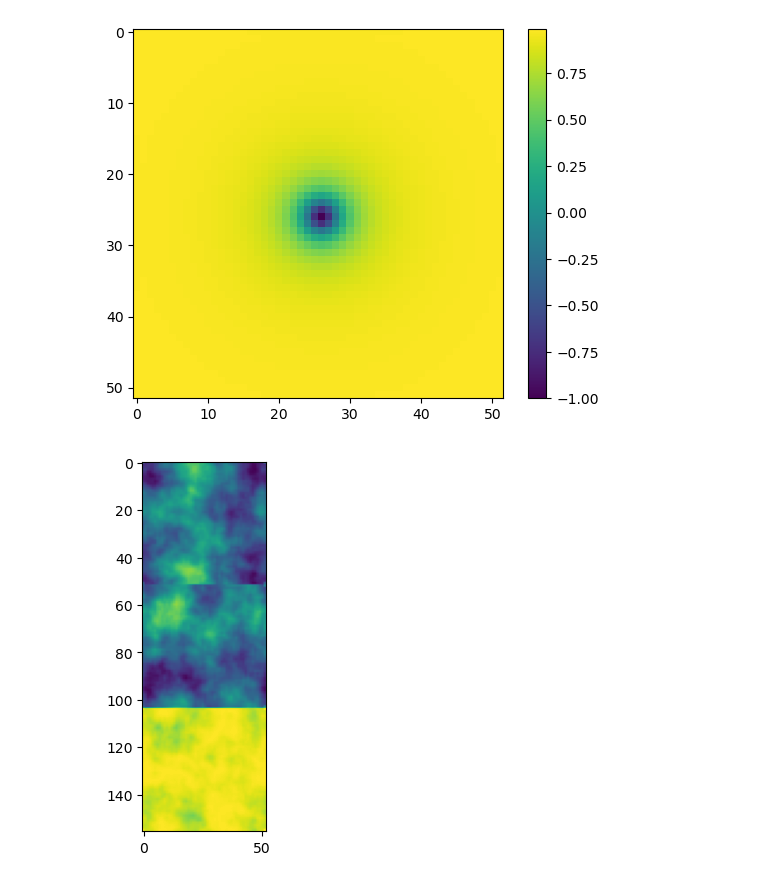
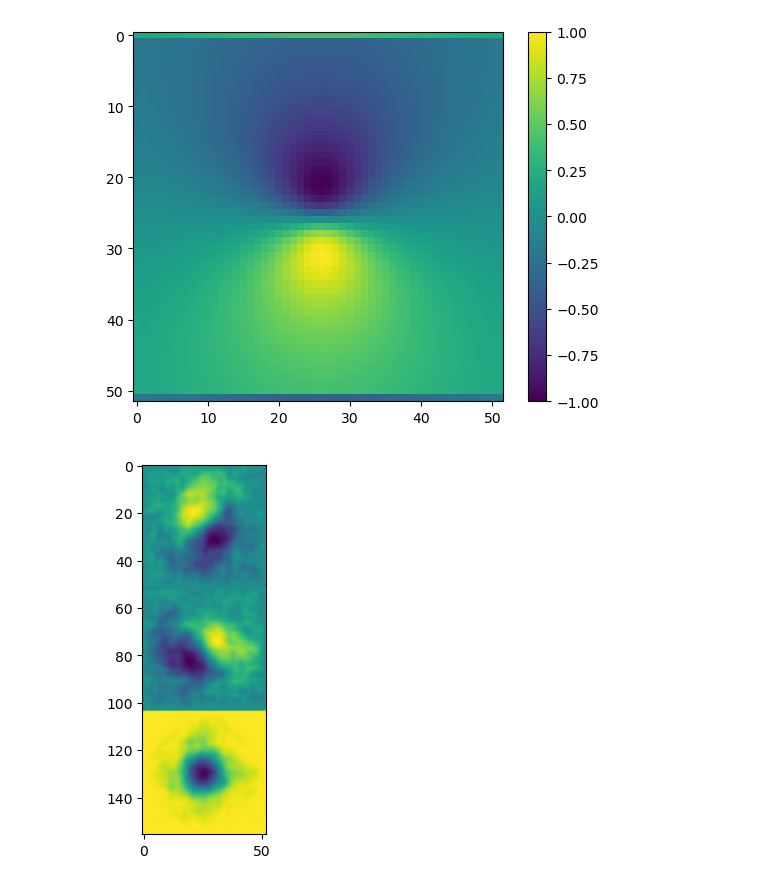
Before and after one commit to chillenb/landaunet, a Jupyter notebook: movie_notebook.ipynb, the cells around one changed output. Saved outputs shown, nothing was run; the diff lists cells and outputs as text; code cells hidden in the pictures.

```diff
--- a/movie_notebook.ipynb
+++ b/movie_notebook.ipynb
@@ -27,26 +27,29 @@ x = np.arange(0,1,1/n)
 X, Y = np.meshgrid(x,x)
 pts = np.hstack([X.flatten()[:,None],Y.flatten()[:,None]])
 
-vtx = fund_vortex(X,Y, 0.1, 1, scale=0.5, ctr=(0.5,0.5))
+vtx = fund_vortex(X,Y, 0.1, 1, scale=1, ctr=(0.5,0.5))
 fn=vtx
+
+def testfn2(X,Y):
+    return np.stack([np.sin(2*np.pi*X), np.cos(2*np.pi*Y), np.zeros_like(X)], axis=0)
 # %%
-pd = geom.Periodic2D(n,n,0.1,1,data=fn)
+pd = geom.Periodic2D(n,n,0.025,2,data=fn)
 pd.setup_data()
-plt.imshow(pd.data[2])
+plt.imshow(pd.data[0])
 plt.colorbar()
 plt.show()
 # %% [output]
-[figure, old version]
+[figure, new version]
 # %%
 ims = []
 fig, ax = plt.subplots()
 for k in range(100000):
     pd.step()
-    if k % 100 == 0:
+    if k % 400 == 0:
         im = ax.imshow(np.reshape(pd.data,(3*(n+2),(n+2))), animated=True)
         ims.append([im])
 # %% [output]
-[figure, old version]
+[figure, new version]
 # %%
 ani = animation.ArtistAnimation(fig, ims, interval=30, blit=True,
                                 repeat_delay=1000)
```
Also changed, not shown: 2 other files.
